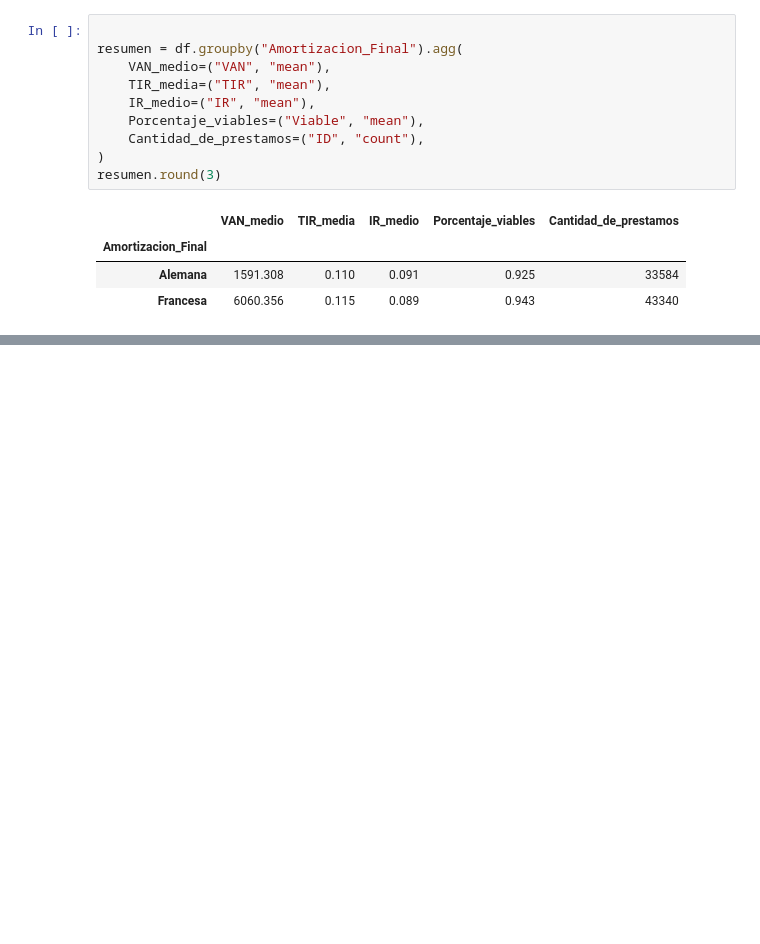
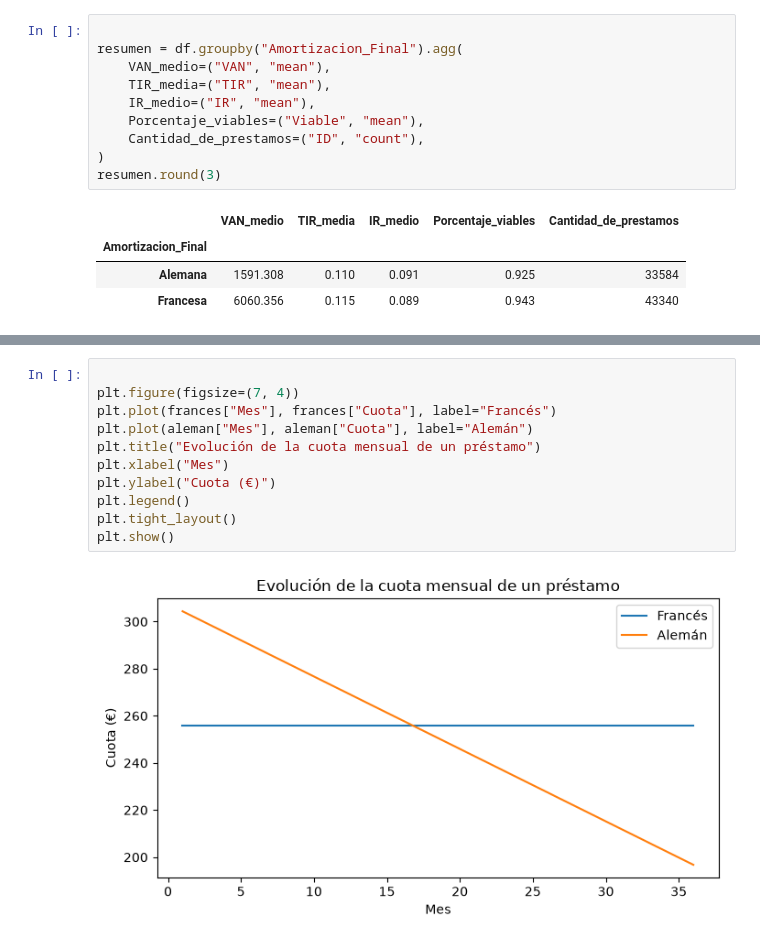
Before and after one commit to NaiaArroyo/RETO-5-NARANJA, a Jupyter notebook: Notebook Amortizacion Francesa y Aleman.ipynb, the cells around one changed output, grey strips where cells are left out. Cells and saved outputs as stored; diff of their text form; blank space fills up the shorter version.

```diff
--- a/Notebook Amortizacion Francesa y Aleman.ipynb
+++ b/Notebook Amortizacion Francesa y Aleman.ipynb
@@ -669,0 +685,13 @@ resumen.round(3)
+# %%
+
+plt.figure(figsize=(7, 4))
+plt.plot(frances["Mes"], frances["Cuota"], label="Francés")
+plt.plot(aleman["Mes"], aleman["Cuota"], label="Alemán")
+plt.title("Evolución de la cuota mensual de un préstamo")
+plt.xlabel("Mes")
+plt.ylabel("Cuota (€)")
+plt.legend()
+plt.tight_layout()
+plt.show()
+# %% [output]
+[figure, added]
```
Also changed, not shown: parts of 7 cells of this notebook.
